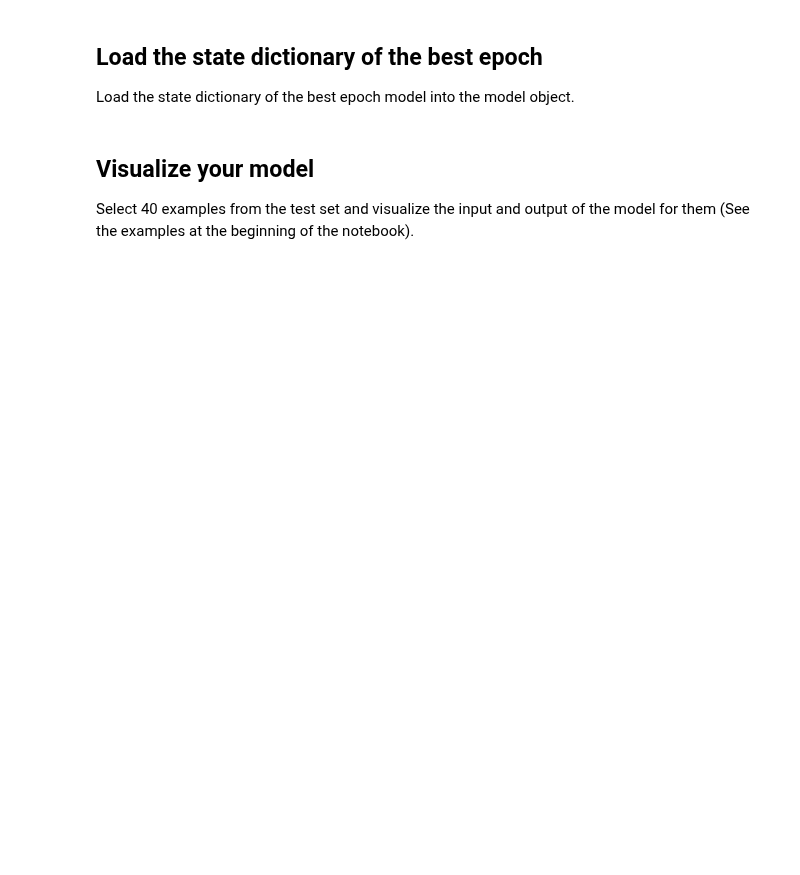
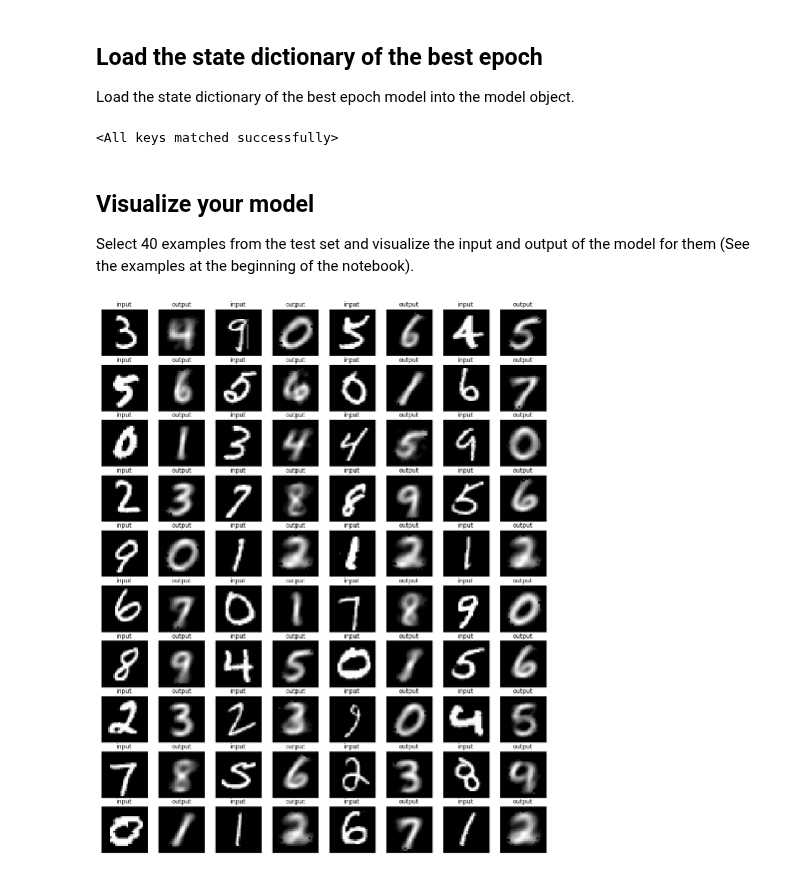
Before and after one commit to Parsa2820/ai-projects, a Jupyter notebook: projects/4/MPQ4/Practical/Q3.ipynb, the cells around one changed output. Cells and saved outputs as stored; diff of their text form; code cells hidden in the pictures; blank space fills up the shorter version.

```diff
--- a/projects/4/MPQ4/Practical/Q3.ipynb
+++ b/projects/4/MPQ4/Practical/Q3.ipynb
@@ -168,7 +166,8 @@ Instantiate your model and optimizer in the following cell. Feel free to choose
 #### INSTANTIATE YOUR MODEL AND OPTIMIZER ####
 device = torch.device('cuda' if torch.cuda.is_available() else 'cpu')
 model = Autoencoder().to(device)
-criterion = nn.CrossEntropyLoss()
+# criterion = nn.CrossEntropyLoss()
+criterion = nn.MSELoss()
 learning_rate = 1e-3
 optimizer = torch.optim.Adam(model.parameters(), lr=learning_rate)
 # %% [markdown]
@@ -177,9 +176,11 @@ optimizer = torch.optim.Adam(model.parameters(), lr=learning_rate)
 Write your training/validation loop in the following cell for an arbitrary number of epochs (until convergence is detected). Make sure to use proper and readable logging containing training and validation metrics for each epoch. Select and store the state dictionary of the best epoch model according to the metrics.
 # %%
 #### IMPLEMENT YOUR TRAIN/VAL LOOP ####
-num_epochs = 10
+num_epochs = 30
 
-train_loss_arr, val_loss_arr = [], []
+min_val_loss = float('inf')
+min_state_dict = model.state_dict()
+
 for epoch in range(num_epochs):
     train_loss, val_loss = 0, 0
 
@@ -206,8 +207,10 @@ for epoch in range(num_epochs):
 
     train_loss /= len(train_dataloader.dataset)
     val_loss /= len(val_dataloader.dataset)
-    train_loss_arr.append(train_loss)
-    val_loss_arr.append(val_loss)
+
+    if val_loss < min_val_loss:
+        min_val_loss = val_loss
+        min_state_dict = model.state_dict()
 
     print(f"[Epoch {epoch}]\t"
           f"Train Loss: {train_loss:.4f}\t"
@@ -229,6 +239,9 @@ for epoch in range(num_epochs):
 Load the state dictionary of the best epoch model into the model object.
 # %%
 #### LOAD THE BEST EPOCH STATE DICTIONARY ####
+model.load_state_dict(min_state_dict)
+# %% [output]
+<All keys matched successfully>
 # %% [markdown]
 ## Visualize your model
 
@@ -237,0 +249,29 @@ Select 40 examples from the test set and visualize the input and output of the m
+# %%
+#### VISUALIZE YOUR MODEL ####
+import matplotlib.pyplot as plt
+
+examples_number = 40
+
+plot_width = 4
+plot_height = 10
+size_scale = 2
+
+fig, ax = plt.subplots(plot_height, plot_width*2, figsize=(plot_width*2*size_scale, plot_height*size_scale))
+
+for i, idx in zip(range(0, 2*examples_number-1, 2), torch.randint(0, len(X_train), [examples_number])):
+    i1, i2 = i//(plot_width*2), i%(plot_width*2)
+    ax[i1, i2].imshow(X_train[idx].reshape(28, 28), cmap='gray')
+    ax[i1, i2].set_title('input')
+    ax[i1, i2].set_xticks([])
+    ax[i1, i2].set_yticks([])
+    model.eval()
+    with torch.no_grad():
+        output = model(torch.from_numpy(X_train[idx].reshape(1, -1)).to(device))
+    ax[i1, i2+1].imshow(output.reshape(28, 28), cmap='gray')
+    ax[i1, i2+1].set_title('output')
+    ax[i1, i2+1].set_xticks([])
+    ax[i1, i2+1].set_yticks([])
+
+plt.show()
+# %% [output]
+[figure, added]
```
Also changed, not shown: parts of 4 cells of this notebook.
